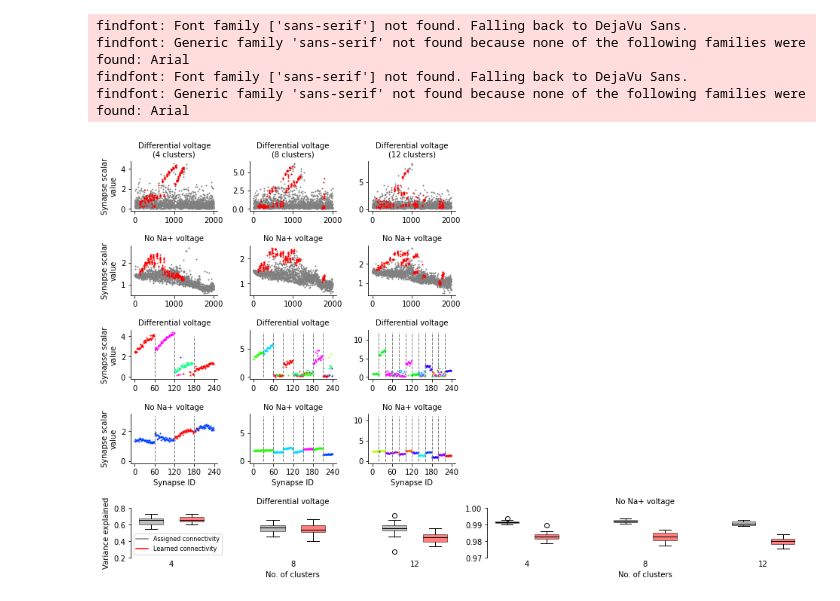
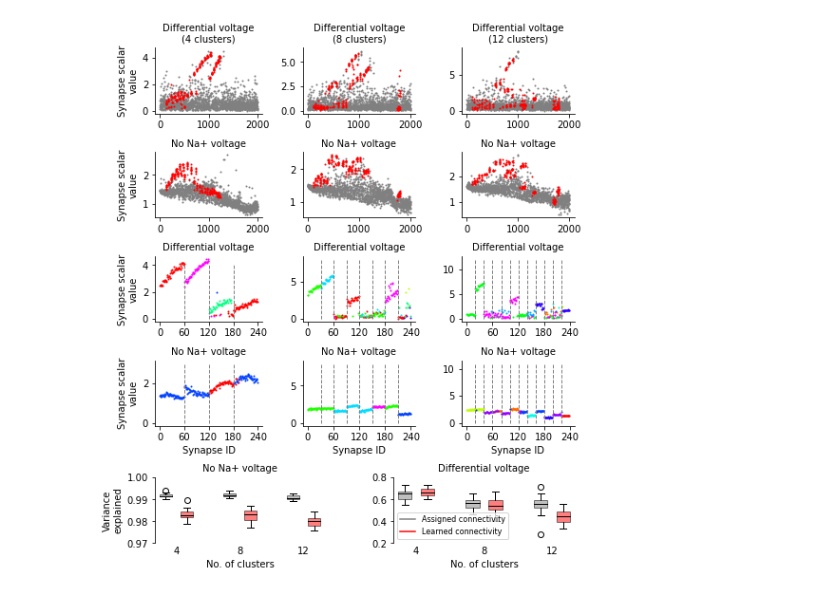
Before and after one commit to yjkimnada/dendrite, a Jupyter notebook: fig8/fig8.ipynb, the cells around one changed output. Saved outputs shown, nothing was run; the diff lists cells and outputs as text; code cells hidden in the pictures.

Commit message:
Updated figure code.

```diff
--- a/fig8/fig8.ipynb
+++ b/fig8/fig8.ipynb
@@ -91,22 +91,22 @@ mpl.rcParams['pdf.fonttype'] = 42
 mpl.rcParams['font.sans-serif'] = "Arial"
 mpl.rcParams['font.family'] = "sans-serif"
 
-fig = plt.figure(constrained_layout=True, figsize = (13,10))
-gs = fig.add_gridspec(7,6, wspace=0.01, hspace=0.15)
-ax2 = fig.add_subplot(gs[-1,3:])
-ax1 = fig.add_subplot(gs[-1,:3])
-ax00 = fig.add_subplot(gs[2,0])
-ax01 = fig.add_subplot(gs[2,1])
-ax02 = fig.add_subplot(gs[2,2])
-ax10 = fig.add_subplot(gs[3,0])
-ax11 = fig.add_subplot(gs[3,1])
-ax12 = fig.add_subplot(gs[3,2])
-ax20 = fig.add_subplot(gs[4,0])
-ax21 = fig.add_subplot(gs[4,1])
-ax22 = fig.add_subplot(gs[4,2])
-ax30 = fig.add_subplot(gs[5,0])
-ax31 = fig.add_subplot(gs[5,1])
-ax32 = fig.add_subplot(gs[5,2])
+fig = plt.figure(constrained_layout=True, figsize = (9,10))
+gs = fig.add_gridspec(7,12, wspace=0., hspace=0.1)
+ax2 = fig.add_subplot(gs[-1,:3])
+ax1 = fig.add_subplot(gs[-1,3:6])
+ax00 = fig.add_subplot(gs[2,:2])
+ax01 = fig.add_subplot(gs[2,2:4])
+ax02 = fig.add_subplot(gs[2,4:6])
+ax10 = fig.add_subplot(gs[3,:2])
+ax11 = fig.add_subplot(gs[3,2:4])
+ax12 = fig.add_subplot(gs[3,4:6])
+ax20 = fig.add_subplot(gs[4,:2])
+ax21 = fig.add_subplot(gs[4,2:4])
+ax22 = fig.add_subplot(gs[4,4:6])
+ax30 = fig.add_subplot(gs[5,:2])
+ax31 = fig.add_subplot(gs[5,2:4])
+ax32 = fig.add_subplot(gs[5,4:6])
 
 ax00.scatter(np.arange(2000)[C4_dist_ord_bg], C4_diff_scale[C4_dist_ord][C4_dist_ord_bg], s=1, color='gray')
 ax00.scatter(np.arange(2000)[C4_dist_ord_clust], C4_diff_scale[C4_dist_ord][C4_dist_ord_clust], s=1, color='red')
@@ -222,7 +222,6 @@ ax1.set_xticklabels(["4", "8", "12"])
 ax1.spines['bottom'].set_visible(False)
 ax1.tick_params(axis="x", length=0)
 ax1.set_xlabel("No. of clusters")
-ax1.set_ylabel("Variance explained")
 ax1.set_ylim(0.2,0.8)
 ax1.set_yticks(np.arange(0.2,0.81,0.2))
 
@@ -246,35 +245,32 @@ for patch in bp["medians"]:
 
 bp = ax2.boxplot(var_exp_nona[:,2:4], positions = [4,5], widths = 0.6, patch_artist=True)
 for patch, color in zip(bp['boxes'], colors):
     patch.set_facecolor(color)
     patch.set_alpha(0.5)
 for patch in bp["medians"]:
     patch.set_color("black")
 
 bp = ax2.boxplot(var_exp_nona[:,4:], positions = [7,8], widths = 0.6, patch_artist=True)
 for patch, color in zip(bp['boxes'], colors):
     patch.set_facecolor(color)
     patch.set_alpha(0.5)
 for patch in bp["medians"]:
     patch.set_color("black")
 
 ax2.spines['right'].set_visible(False)
 ax2.spines['top'].set_visible(False)
 ax2.spines['bottom'].set_visible(False)
 ax2.tick_params(axis="x", length=0)
 ax2.set_xticks([1.5, 4.5, 7.5])
 ax2.set_xticklabels(["4", "8", "12"])
 ax2.set_xlabel("No. of clusters")
 ax2.set_ylim(0.97,1)
 ax2.set_yticks(np.arange(0.97,1.005,0.01))
 ax2.set_title("No Na+ voltage", fontsize=10)
+ax2.set_ylabel("Variance\nexplained")
 
 fig.tight_layout()
 #plt.show()
 #fig.savefig("/home/sklee/dendrite/fig8/fig8_raw.pdf", bbox_inches="tight", transparent=True)
 # %% [output]
-findfont: Font family ['sans-serif'] not found. Falling back to DejaVu Sans.
-findfont: Generic family 'sans-serif' not found because none of the following families were found: Arial
-findfont: Font family ['sans-serif'] not found. Falling back to DejaVu Sans.
-findfont: Generic family 'sans-serif' not found because none of the following families were found: Arial
-[figure, old version]
+[figure, new version]
```
Also changed, not shown: 5 other files.
